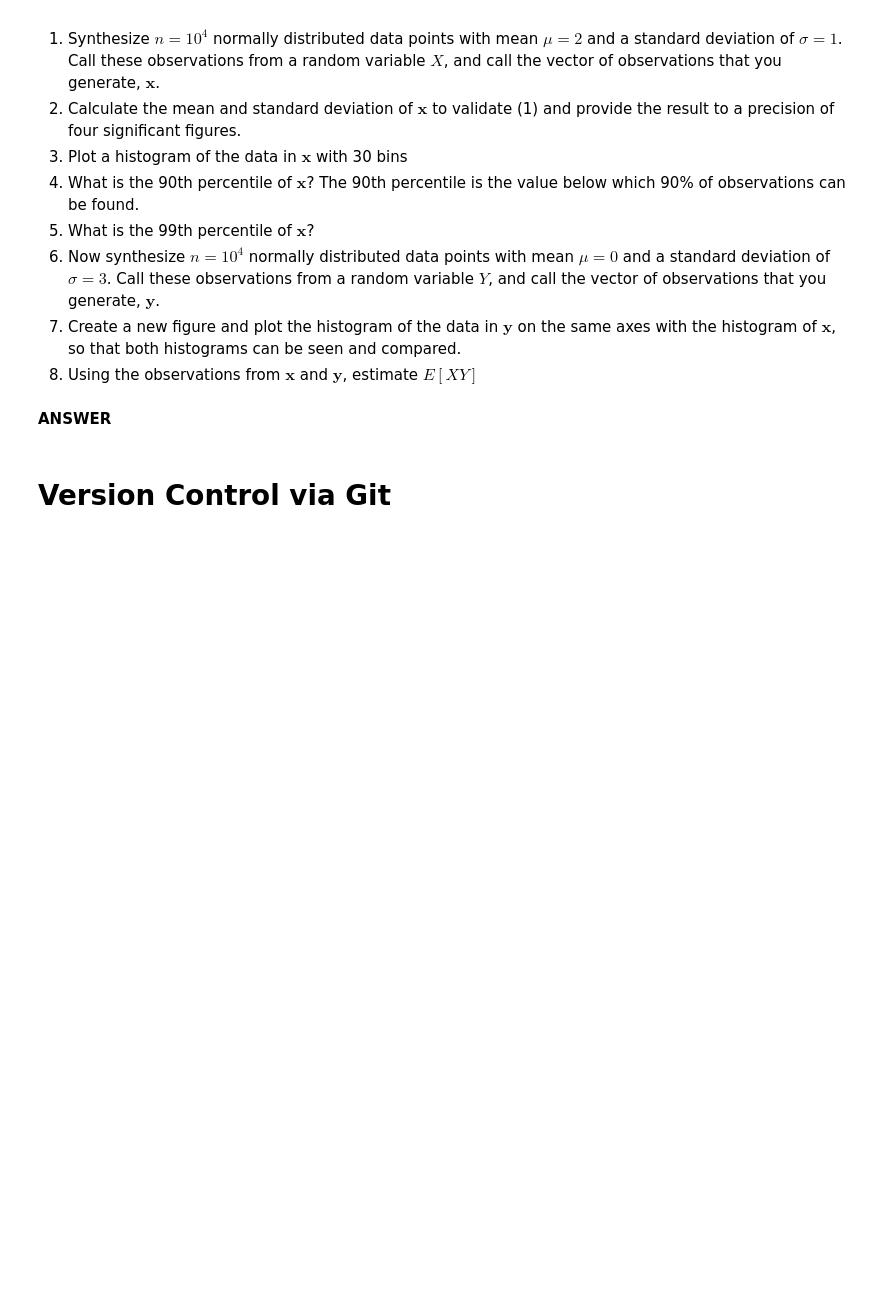
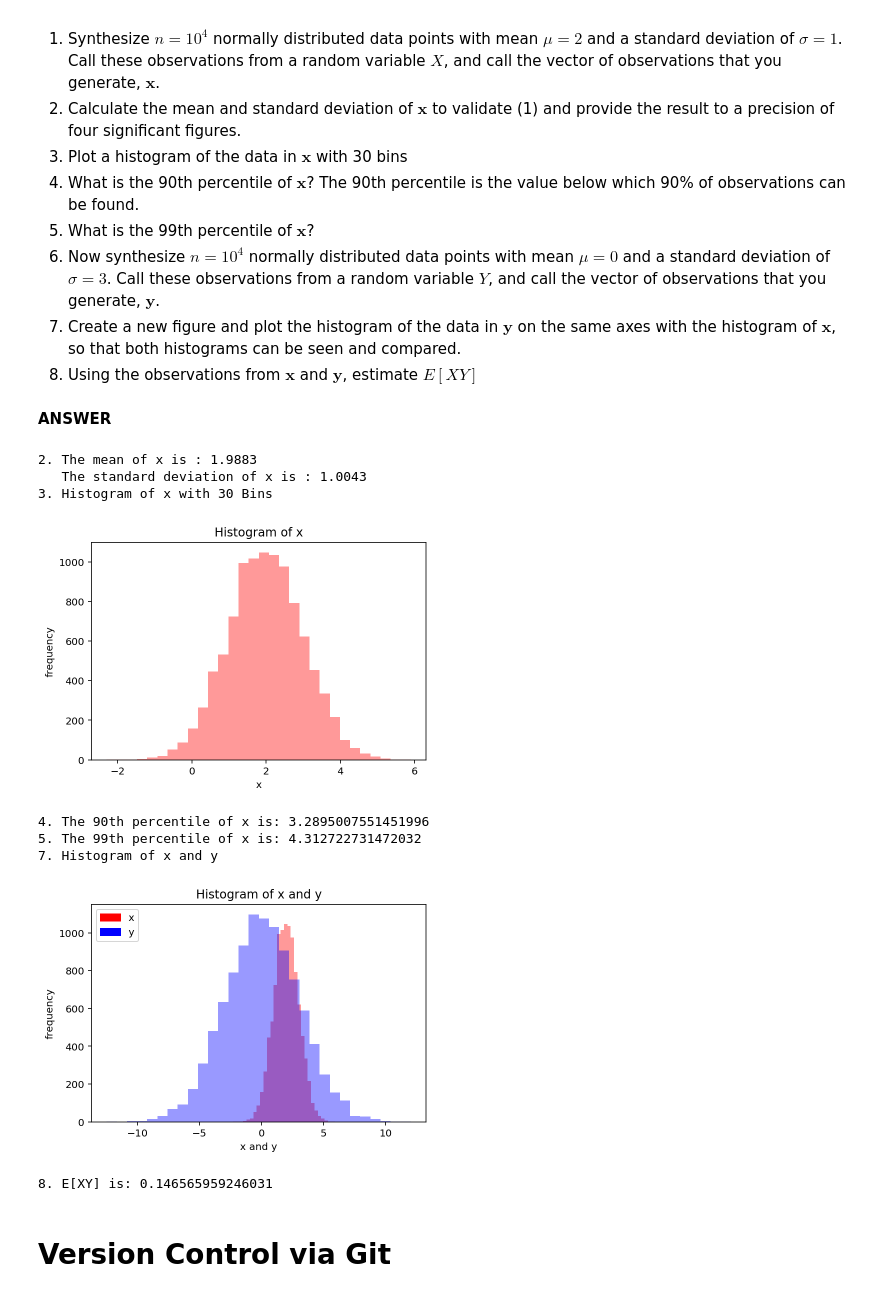
Before and after one commit to kylebradbury/ids705_sp2020, a Jupyter notebook: assignments/Assignment_1.ipynb, the cells around one changed output. Drawn from its saved outputs; the diff is of its cells as text; code cells hidden in the pictures; blank space fills up the shorter version.

```diff
--- a/assignments/Assignment_1.ipynb
+++ b/assignments/Assignment_1.ipynb
@@ -232,6 +642,71 @@ time_nonvectorized = t1 - t0
 8. Using the observations from $\textbf{x}$ and $\textbf{y}$, estimate $E[XY]$
 # %% [markdown]
 **ANSWER**
+# %%
+%config InlineBackend.figure_format = 'retina' # Makes the plots clear on high-res screens
+
+#1
+import numpy as np
+x = np.random.normal(2,1,10000)
+
+#2
+print('2. The mean of x is :', np.around(np.mean(x),decimals = 4))
+print('   The standard deviation of x is :', np.around(np.std(x),decimals = 4))
+
+#3
+print('3. Histogram of x with 30 Bins')
+import matplotlib.pyplot as plt
+
+plt.hist(x, bins =30, alpha = 0.4, color = 'red')
+
+plt.xlabel("x")
+plt.ylabel("frequency")
+plt.title("Histogram of x")
+plt.show()
+
+#4
+x_90 = np.percentile(x,90)
+print('4. The 90th percentile of x is:', x_90)
+
+#5
+x_99 = np.percentile(x,99)
+print('5. The 99th percentile of x is:',x_99)
+
+#6
+y = np.random.normal(0,3, 10000)
+
+#7
+print('7. Histogram of x and y')
+pltx = plt.hist(x, alpha = 0.4,bins =30, color = 'red')
+plty = plt.hist(y, alpha = 0.4,bins =30, color = 'blue')
+plt.xlabel("x and y")
+plt.ylabel("frequency")
+plt.title("Histogram of x and y")
+
+
+# create a patch (proxy artist) for every color
+import matplotlib.patches as mp
+patches = [mp.Patch(color='red', label='x'),
+           mp.Patch(color='blue', label='y')]
+
+# put those patches as legend-handles into the legend
+plt.legend(handles=patches, loc=2 )
+
+plt.show()
+
+
+#8
+print('8. E[XY] is:', np.mean(x*y))
+# %% [output]
+2. The mean of x is : 1.9883
+   The standard deviation of x is : 1.0043
+3. Histogram of x with 30 Bins
+[figure, added]
+4. The 90th percentile of x is: 3.2895007551451996
+5. The 99th percentile of x is: 4.312722731472032
+7. Histogram of x and y
+[figure, added]
+8. E[XY] is: 0.146565959246031
 # %% [markdown]
 # Version Control via Git
 # %% [markdown]
```
Also changed, not shown: parts of 39 cells of this notebook.
